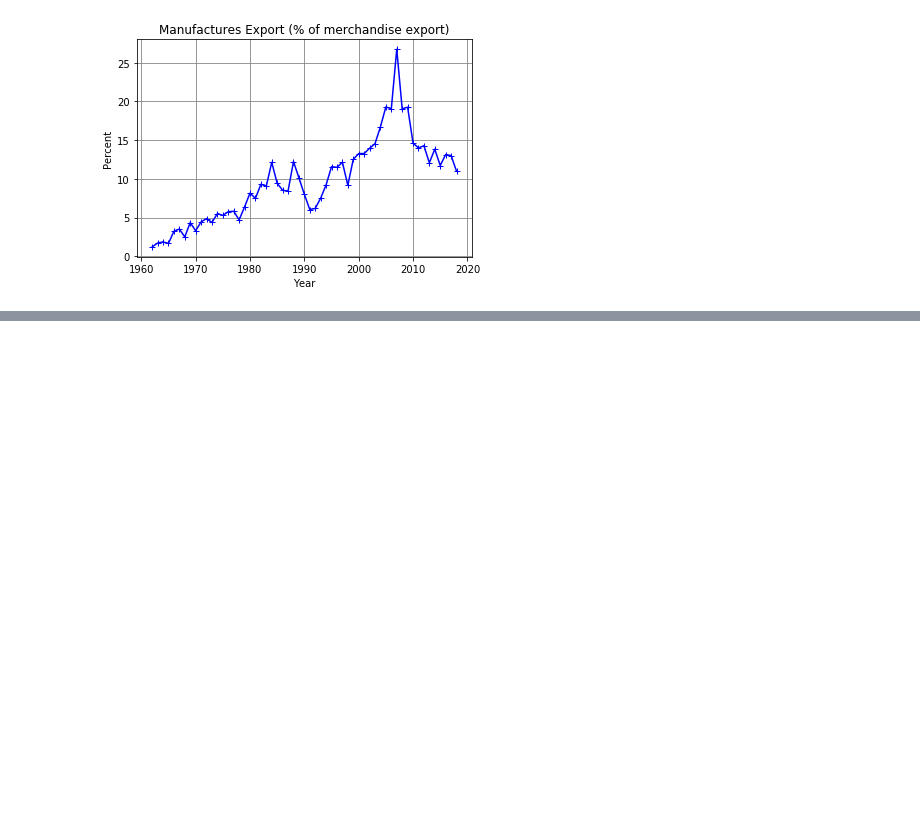
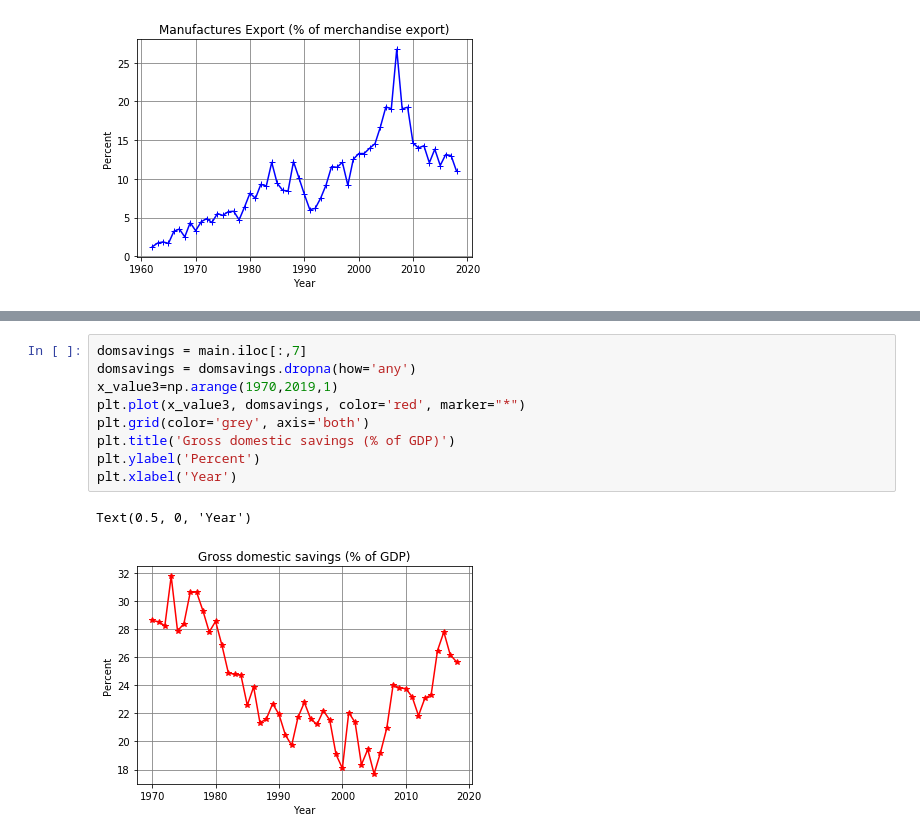
Before and after one commit to kennknisley/project-one-back, a Jupyter notebook: analysis_ap.ipynb, the cells around one changed output, grey strips where cells are left out. Saved outputs shown, nothing was run; the diff lists cells and outputs as text; blank space fills up the shorter version.

```diff
--- a/analysis_bc.ipynb
+++ b/analysis_ap.ipynb
@@ -81,0 +94,12 @@ Text(0.5, 0, 'Year')
+# %%
+domsavings = main.iloc[:,7]
+domsavings = domsavings.dropna(how='any')
+x_value3=np.arange(1970,2019,1)
+plt.plot(x_value3, domsavings, color='red', marker="*")
+plt.grid(color='grey', axis='both')
+plt.title('Gross domestic savings (% of GDP)')
+plt.ylabel('Percent')
+plt.xlabel('Year')
+# %% [output]
+Text(0.5, 0, 'Year')
+[figure, added]
```
Also changed, not shown: parts of 2 cells of this notebook, 7 other files.
